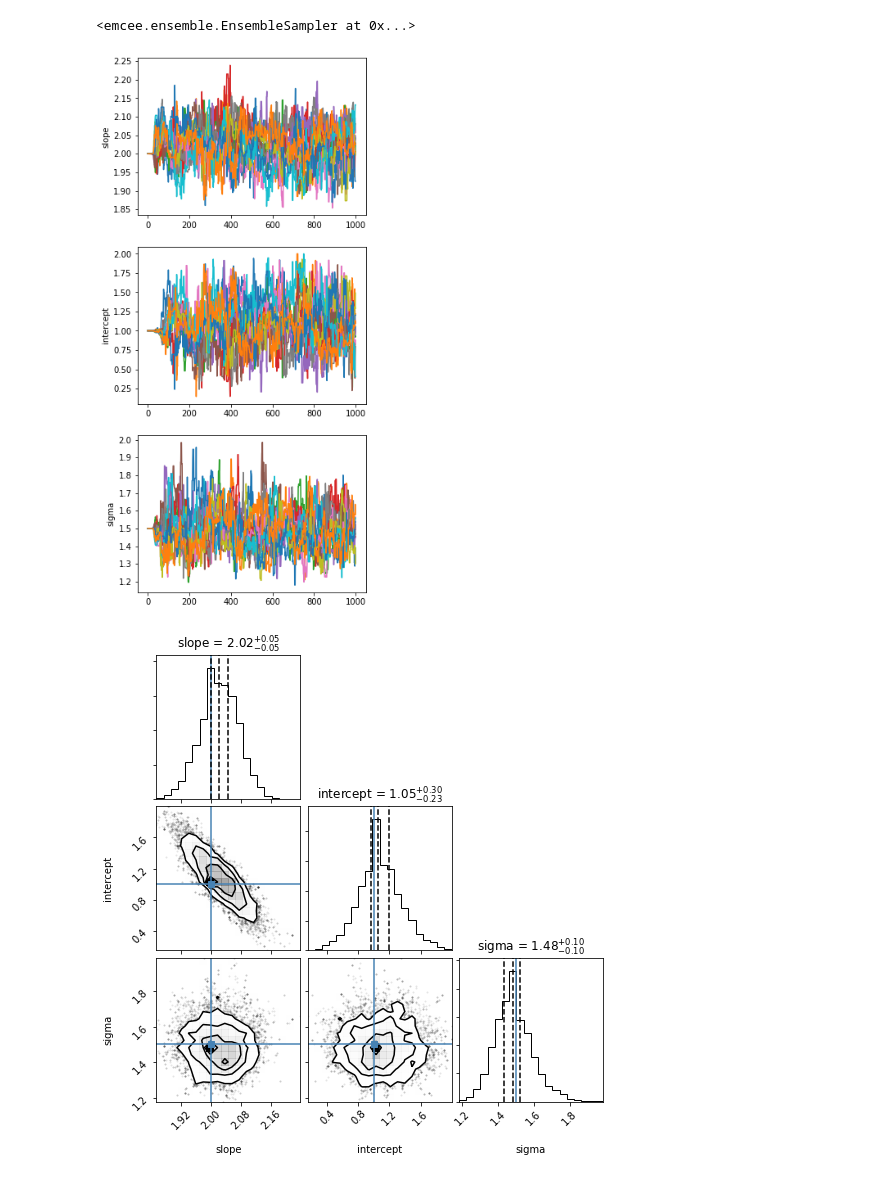
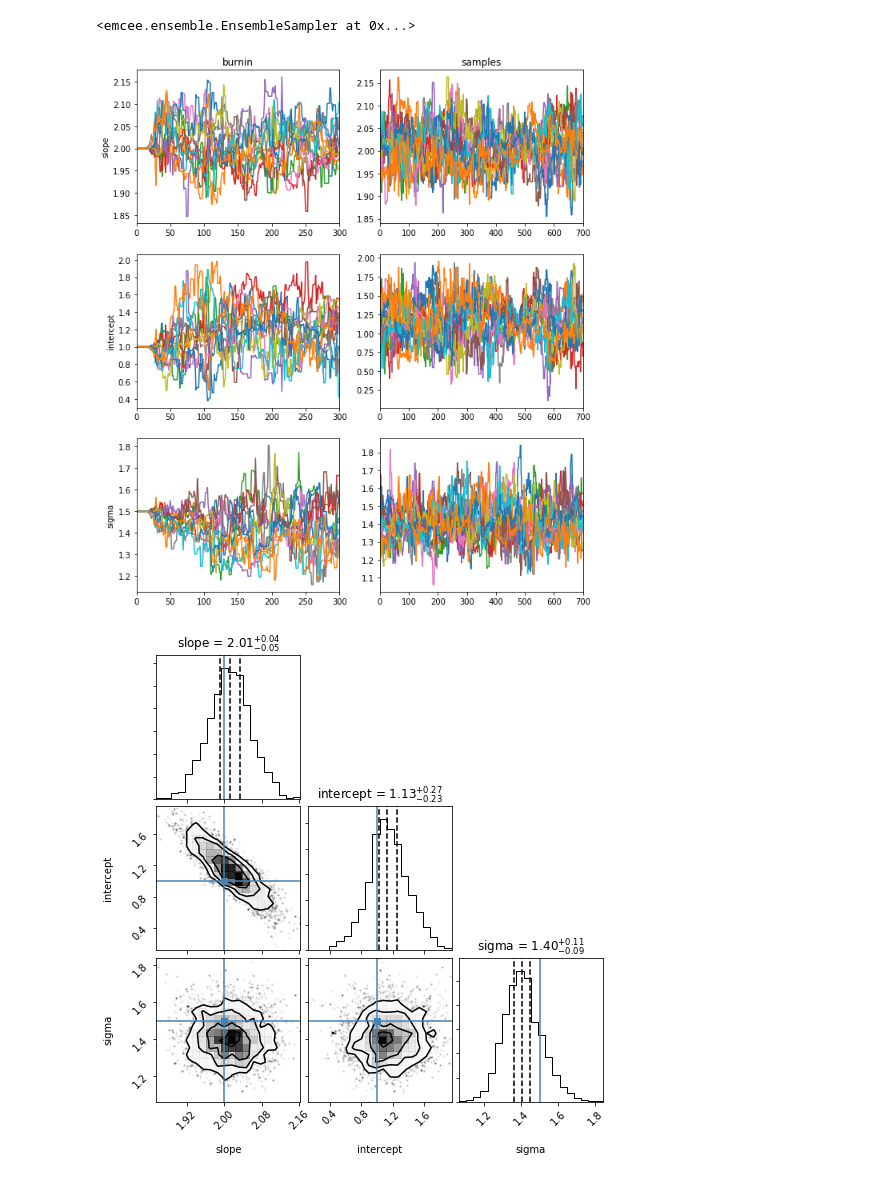
Before and after one commit to eteq/emceemr, a Jupyter notebook: notebooks/emceemr_basic_experiments.ipynb, the cells around one changed output. Cells and saved outputs as stored; diff of their text form; code cells hidden in the pictures.

```diff
--- a/notebooks/emceemr_basic_experiments.ipynb
+++ b/notebooks/emceemr_basic_experiments.ipynb
@@ -49,10 +52,11 @@ pm.ensemble_sample(example_x, example_y, 1000, 'ball')
 # %% [output]
 <emcee.ensemble.EnsembleSampler at 0x...>
 # %%
+pm.nburnin = 300
 pm.plot_chains();
 # %% [output]
-[figure, old version]
+[figure, new version]
 # %%
 pm.plot_corner(truths=[pm.mean_model.slope, pm.mean_model.intercept, pm.data_distribution.sigma]);
 # %% [output]
-[figure, old version]
+[figure, new version]
```
Also changed, not shown: parts of 1 cell of this notebook, 1 other file.
